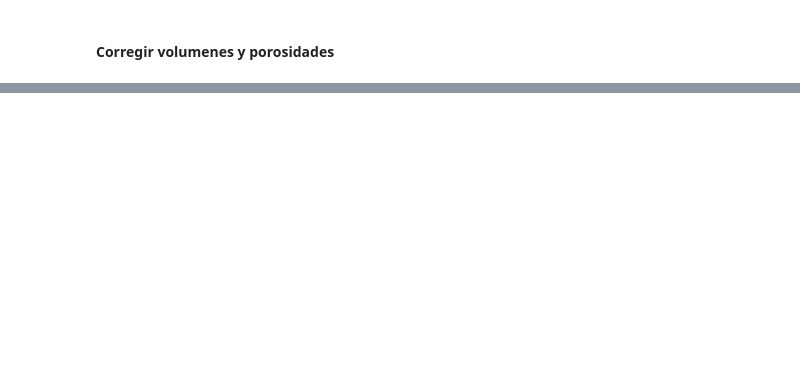
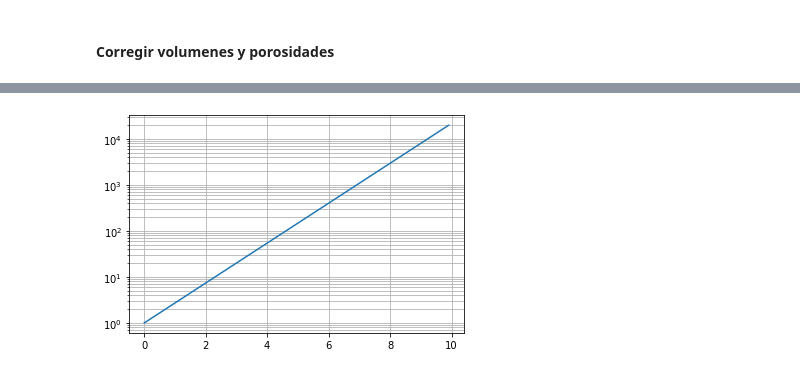
Before and after one commit to Angelpacman/Petrofisica_mn, a Jupyter notebook: jupyter_litodensidad.ipynb, the cells around one changed output, grey strips where cells are left out. Drawn from its saved outputs; the diff is of its cells as text; code cells hidden in the pictures; blank space fills up the shorter version.

```diff
--- a/jupyter_litodensidad.ipynb
+++ b/jupyter_litodensidad.ipynb
@@ -424,0 +428,9 @@ negativos
+# %%
+x = np.arange(0,10,0.1)
+y = np.e **x
+plt.grid(True,which="both",ls="-")
+plt.plot(x,y)
+plt.yscale("log")
+plt.show()
+# %% [output]
+[figure, added]
```
Also changed, not shown: parts of 19 cells of this notebook, 2 other files.
